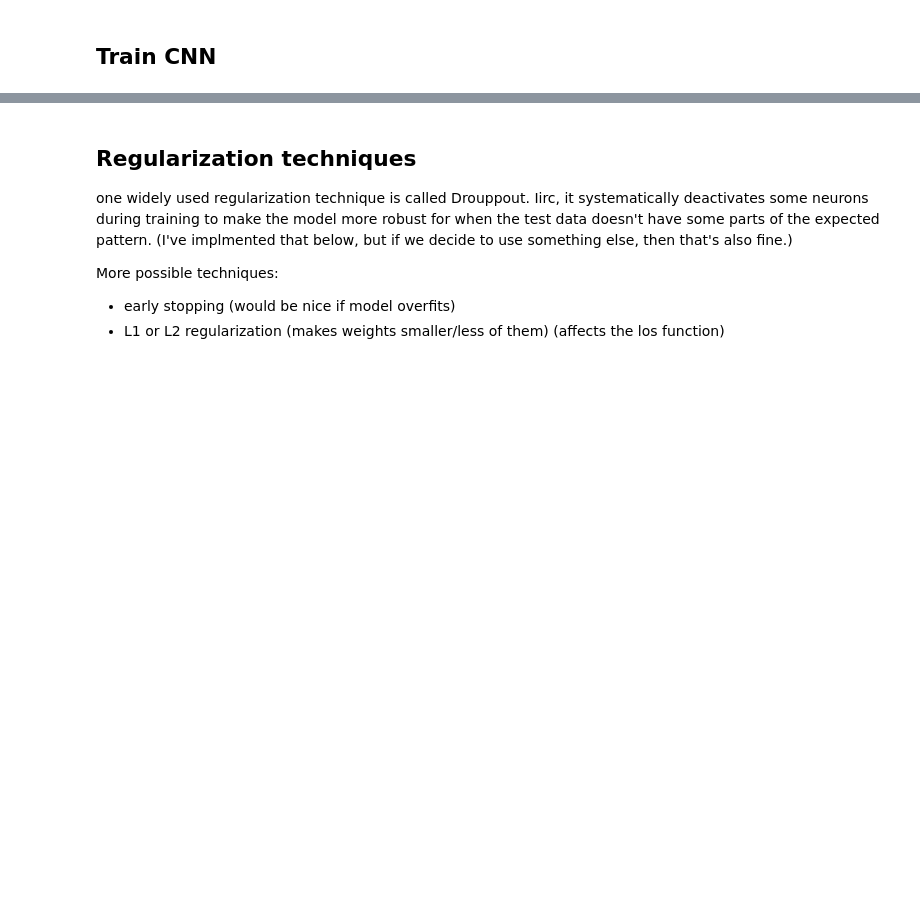
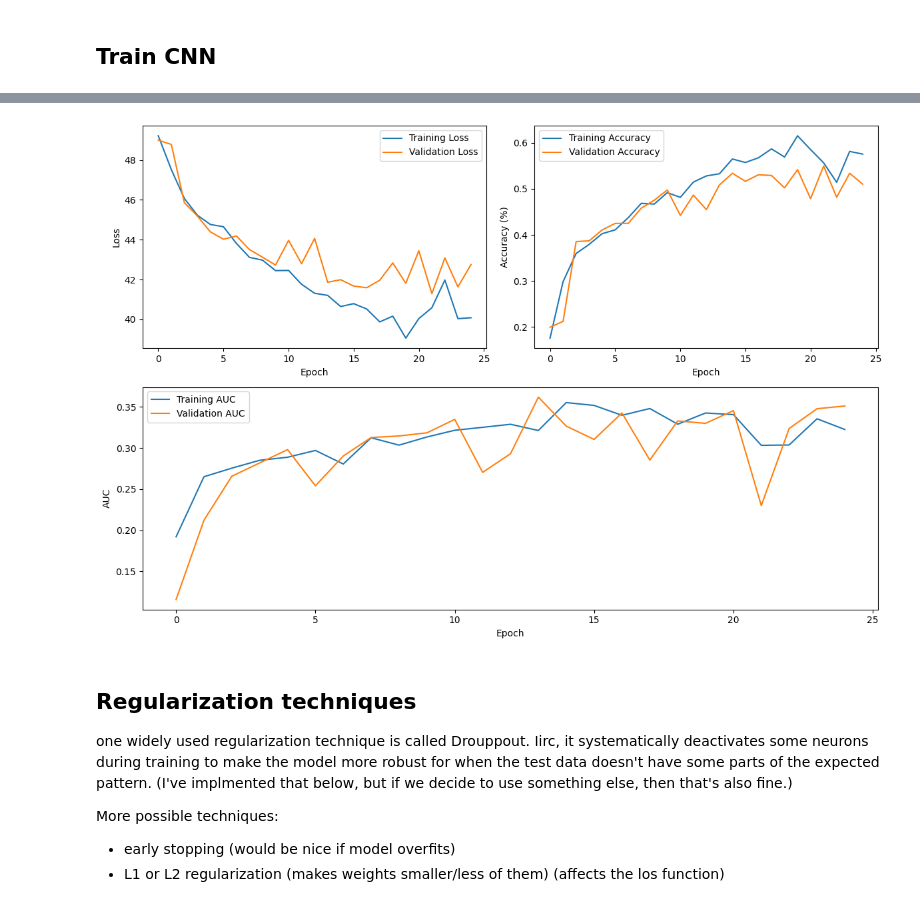
Before and after one commit to Gahtao/DL-Project, a Jupyter notebook: model B/ModelB.ipynb, the cells around one changed output, grey strips where cells are left out. Drawn from its saved outputs; the diff is of its cells as text; code cells hidden in the pictures; blank space fills up the shorter version.

```diff
--- a/model B/ModelB.ipynb
+++ b/model B/ModelB.ipynb
@@ -388,9 +388,10 @@ epochs = 25
 model = SimpleCNN().to(device)
 
 # Define the loss criterion (CrossEntropyLoss) and the optimizer (Adam) for training the model
-weights = torch.tensor([0.17768543, 0.1938815, 0.20993698, 0.14523569, 0.2732604]).to(device) # Weighted based on data availability (see 1 Data Analysis.ipynb)
+weights = torch.tensor([0.17768543*5, 0.1938815*5, 0.20993698*5, 0.14523569*5, 0.2732604*5]).to(device) # Weighted based on data availability (see 1 Data Analysis.ipynb)
 criterion = nn.CrossEntropyLoss(weight=weights)
 optimizer = optim.Adam(model.parameters(), lr=0.0001)
 
 # Train the model using the defined training function
 val_losses_simple = train_model(model, train_loader, val_loader, epochs, criterion, optimizer)
+# %% [output]
@@ -397,3 +415,4 @@ val_losses_simple = train_model(model, train_loader, val_loader, epochs, criteri
+[figure, added]
 # %% [markdown]
 ## Regularization techniques
 
```
Also changed, not shown: parts of 1 cell of this notebook.
